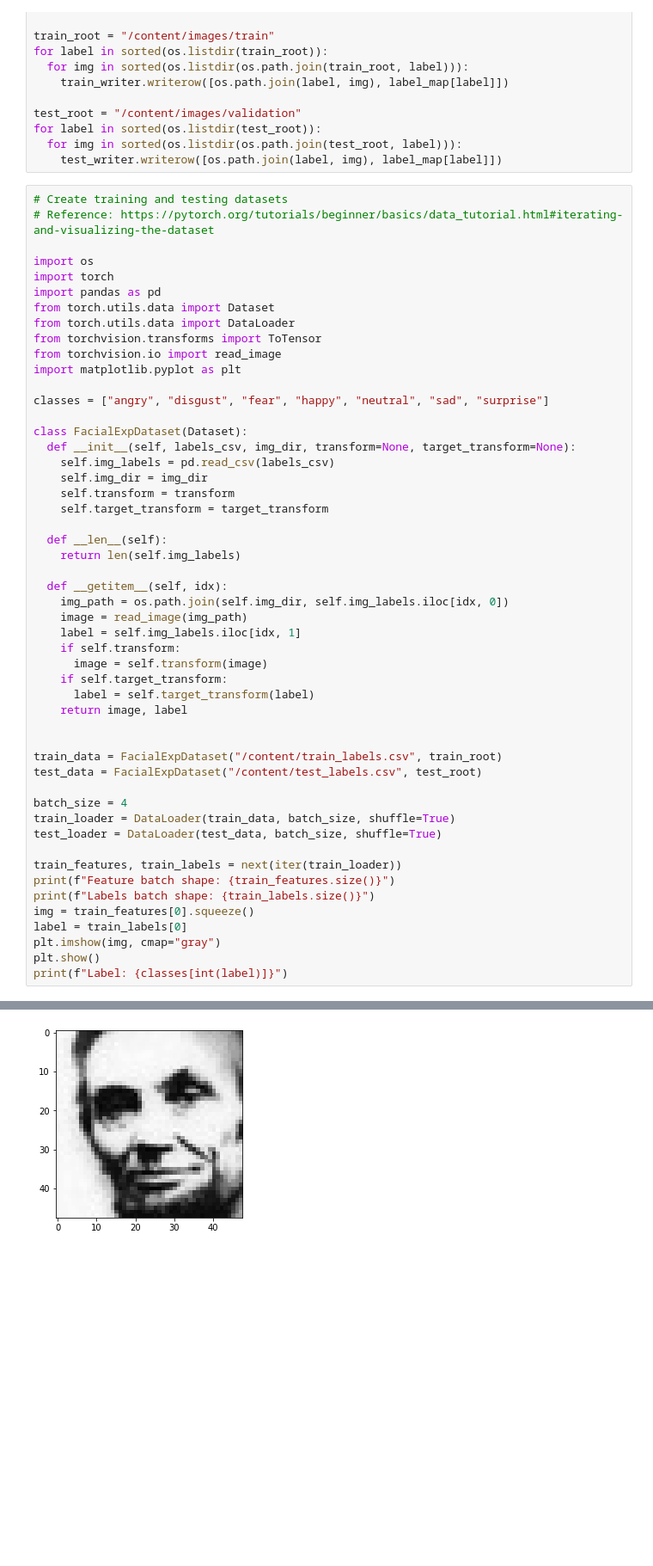
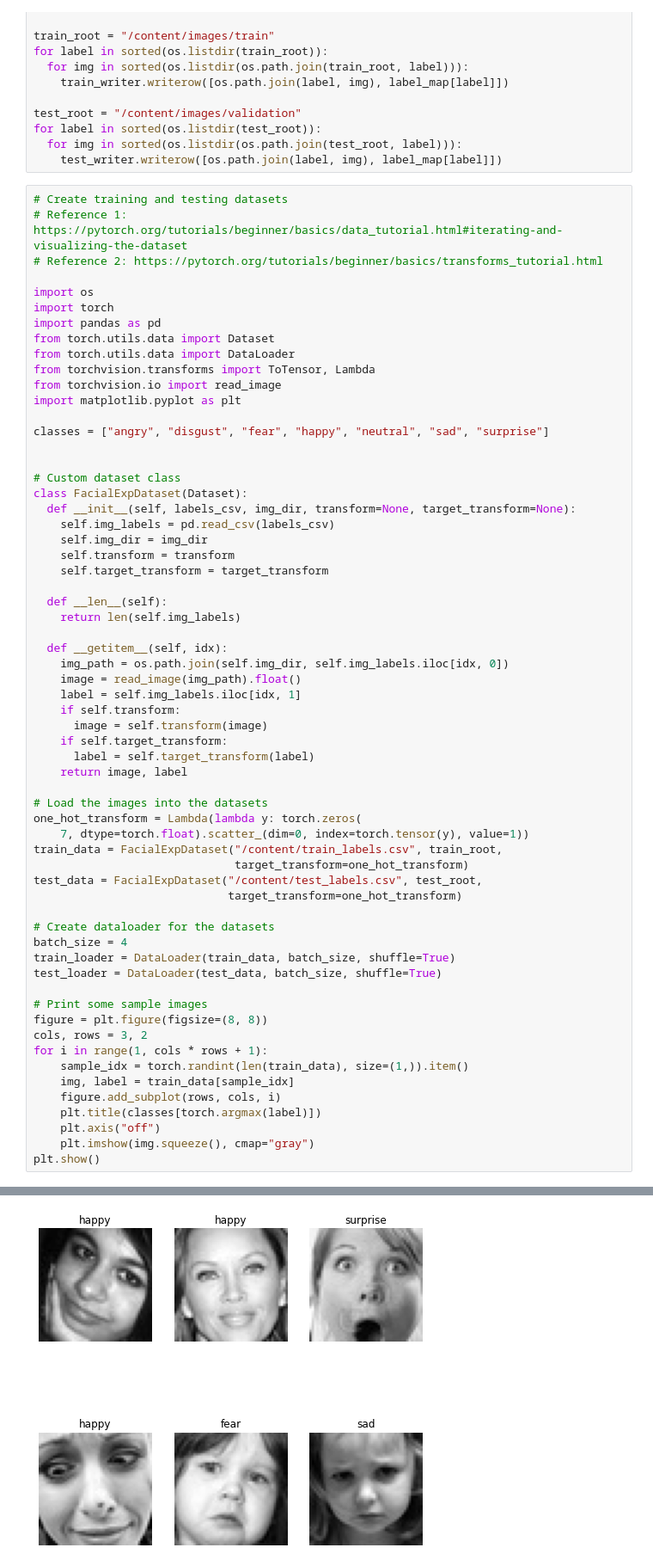
Before and after one commit to hayden-huynh/Facial-Expression-Image-Classifier, a Jupyter notebook: Facial_Expression_Image_Classifier.ipynb, the cells around one changed output, grey strips where cells are left out. Shown at 86% size. Saved outputs shown, nothing was run; the diff lists cells and outputs as text; blank space fills up the shorter version.

Commit message:
Successfully built, trained, and tested the tutorial convolution neural net

```diff
--- a/Facial_Expression_Image_Classifier.ipynb
+++ b/Facial_Expression_Image_Classifier.ipynb
@@ -42,19 +42,22 @@ for label in sorted(os.listdir(test_root)):
     test_writer.writerow([os.path.join(label, img), label_map[label]])
 # %%
 # Create training and testing datasets
-# Reference: https://pytorch.org/tutorials/beginner/basics/data_tutorial.html#iterating-and-visualizing-the-dataset
+# Reference 1: https://pytorch.org/tutorials/beginner/basics/data_tutorial.html#iterating-and-visualizing-the-dataset
+# Reference 2: https://pytorch.org/tutorials/beginner/basics/transforms_tutorial.html
 
 import os
 import torch
 import pandas as pd
 from torch.utils.data import Dataset
 from torch.utils.data import DataLoader
-from torchvision.transforms import ToTensor
+from torchvision.transforms import ToTensor, Lambda
 from torchvision.io import read_image
 import matplotlib.pyplot as plt
 
 classes = ["angry", "disgust", "fear", "happy", "neutral", "sad", "surprise"]
 
+
+# Custom dataset class
 class FacialExpDataset(Dataset):
   def __init__(self, labels_csv, img_dir, transform=None, target_transform=None):
     self.img_labels = pd.read_csv(labels_csv)
@@ -67,7 +70,7 @@ class FacialExpDataset(Dataset):
 
   def __getitem__(self, idx):
     img_path = os.path.join(self.img_dir, self.img_labels.iloc[idx, 0])
-    image = read_image(img_path)
+    image = read_image(img_path).float()
     label = self.img_labels.iloc[idx, 1]
     if self.transform:
       image = self.transform(image)
@@ -75,20 +78,28 @@ class FacialExpDataset(Dataset):
       label = self.target_transform(label)
     return image, label
 
+# Load the images into the datasets
+one_hot_transform = Lambda(lambda y: torch.zeros(
+    7, dtype=torch.float).scatter_(dim=0, index=torch.tensor(y), value=1))
+train_data = FacialExpDataset("/content/train_labels.csv", train_root,
+                              target_transform=one_hot_transform)
+test_data = FacialExpDataset("/content/test_labels.csv", test_root,
+                             target_transform=one_hot_transform)
 
-train_data = FacialExpDataset("/content/train_labels.csv", train_root)
-test_data = FacialExpDataset("/content/test_labels.csv", test_root)
-
+# Create dataloader for the datasets
 batch_size = 4
 train_loader = DataLoader(train_data, batch_size, shuffle=True)
 test_loader = DataLoader(test_data, batch_size, shuffle=True)
 
-train_features, train_labels = next(iter(train_loader))
-print(f"Feature batch shape: {train_features.size()}")
-print(f"Labels batch shape: {train_labels.size()}")
-img = train_features[0].squeeze()
-label = train_labels[0]
-plt.imshow(img, cmap="gray")
+# Print some sample images
+figure = plt.figure(figsize=(8, 8))
+cols, rows = 3, 2
+for i in range(1, cols * rows + 1):
+    sample_idx = torch.randint(len(train_data), size=(1,)).item()
+    img, label = train_data[sample_idx]
+    figure.add_subplot(rows, cols, i)
+    plt.title(classes[torch.argmax(label)])
+    plt.axis("off")
+    plt.imshow(img.squeeze(), cmap="gray")
 plt.show()
-print(f"Label: {classes[int(label)]}")
 # %% [output]
@@ -97 +106 @@ Labels batch shape: torch.Size([4])
-[figure, old version]
+[figure, new version]
```
Also changed, not shown: parts of 2 cells of this notebook.
